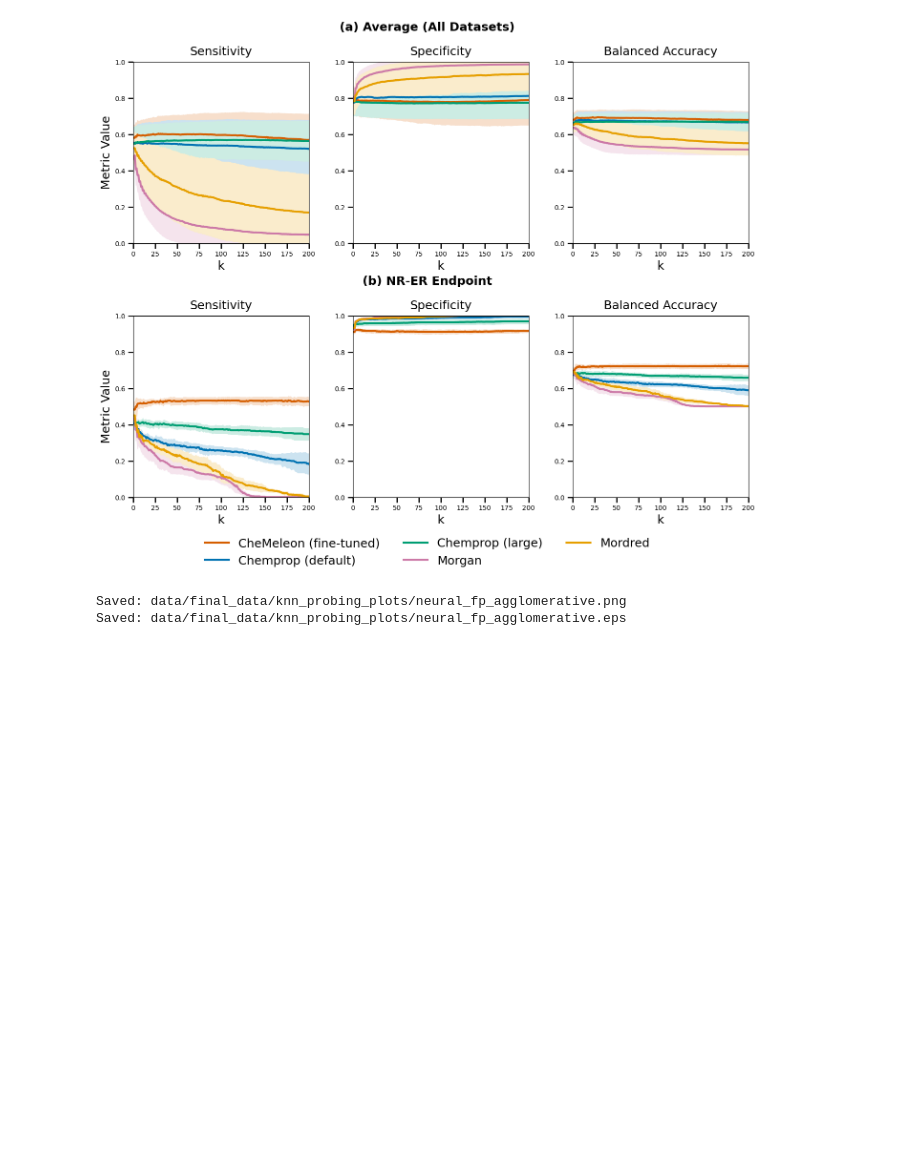
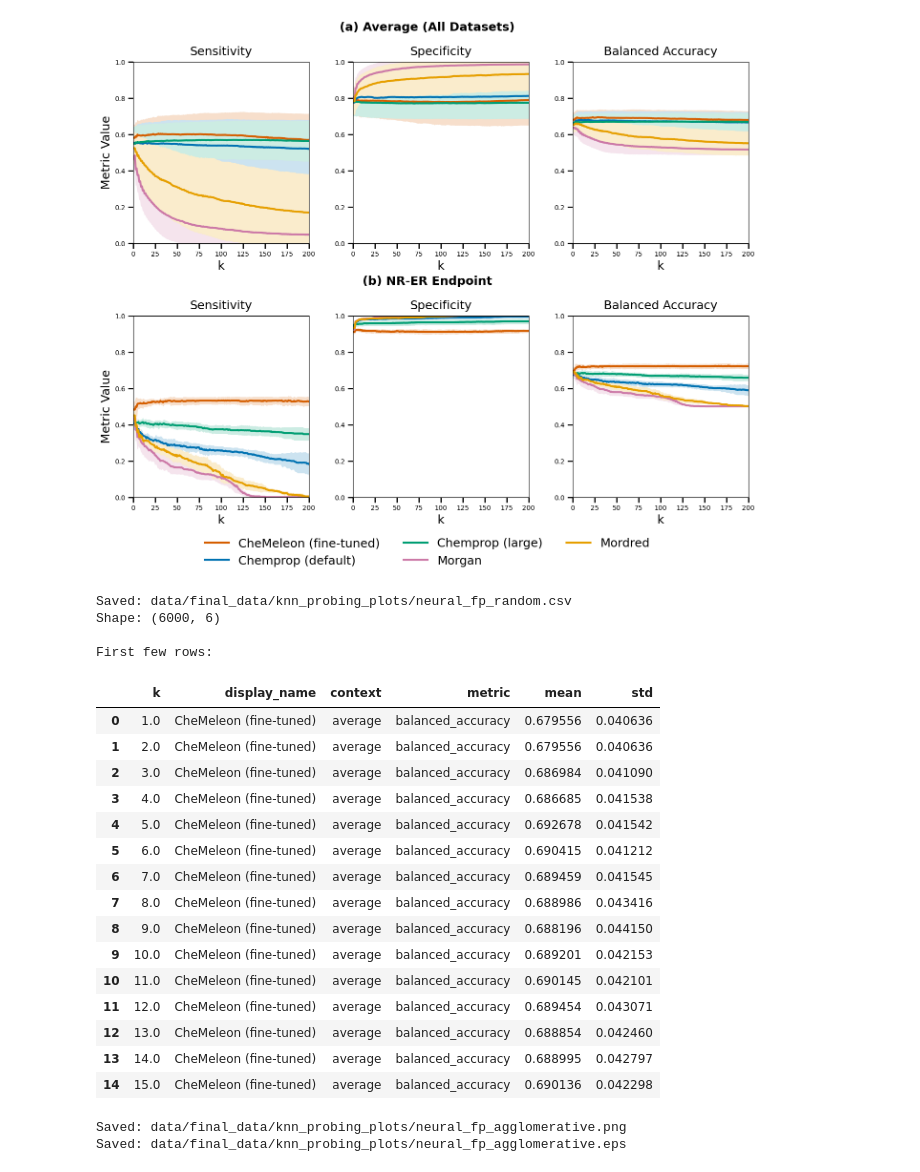
Before and after one commit to JacksonBurns/chemeleon, a Jupyter notebook: analysis/embedding_analysis/knn_figures.ipynb, the cells around one changed output. Saved outputs shown, nothing was run; the diff lists cells and outputs as text; code cells hidden in the pictures; blank space fills up the shorter version.

Commit message:
final notebook for the knn figures and corresponding data

```diff
--- a/analysis/embedding_analysis/knn_figures.ipynb
+++ b/analysis/embedding_analysis/knn_figures.ipynb
@@ -22,6 +43,11 @@ output_dir.mkdir(exist_ok=True)
 # %%
 # Load the data
 df = pd.read_csv(Path("data") / "intermediate_data" / "knn_probing_metrics.tsv", sep="\t")
+
+# Add display_name column and filter to only include known representation types
+df = df[df['representation_type'].isin(display_names.keys())].copy()
+df['display_name'] = df['representation_type'].map(display_names)
+
 df
 # %% [output]
 |  | Unnamed: 0 | k | sensitivity | specificity | roc_auc | pr_auc | balanced_accuracy | precision | ... |
@@ -236,4 +234,73 @@ plt.show()
 Saved: data/final_data/knn_probing_plots/neural_fp_random.png
 Saved: data/final_data/knn_probing_plots/neural_fp_random.eps
 [figure]
+# %%
+# Export data for Random split plot in long format
+random_split = 'Random'
+plot_metrics = ['sensitivity', 'specificity', 'balanced_accuracy']
+contexts = ["average", "nr_er"]
+
+# Collect all data for export
+export_data = []
+
+for context in contexts:
+    # Filter data for this context
+    subset = df[df['split_strategy'] == random_split]
+    if context == "nr_er":
+        subset = subset[subset['endpoint'] == 'nr_er']
+
+    # Process each metric
+    for metric in plot_metrics:
+        grouped = subset.groupby(['k', 'display_name'], as_index=False)[metric].agg(['mean', 'std']).reset_index()
+
+        # Add context and metric columns
+        grouped['context'] = context
+        grouped['metric'] = metric
+
+        # Rename columns for clarity
+        grouped = grouped.rename(columns={'mean': 'mean', 'std': 'std'})
+
+        export_data.append(grouped)
+
+# Combine all data
+export_df = pd.concat(export_data, ignore_index=True)
+
+# Reorder columns for better readability
+export_df = export_df[['k', 'display_name', 'context', 'metric', 'mean', 'std']]
+
+# Sort by context, metric, display_name (following legend order), and k
+export_df['display_name_order'] = export_df['display_name'].map({name: i for i, name in enumerate(legend_order)})
+export_df = export_df.sort_values(['context', 'metric', 'display_name_order', 'k']).drop('display_name_order', axis=1)
+
+# Reset index to ensure clean sequential numbering
+export_df = export_df.reset_index(drop=True)
+
+# Save to CSV
+output_csv = output_dir / "neural_fp_random.csv"
+export_df.to_csv(output_csv, index=False)
+print(f"Saved: {output_csv}")
+print(f"Shape: {export_df.shape}")
+print(f"\nFirst few rows:")
+export_df.head(15)
+# %% [output]
+Saved: data/final_data/knn_probing_plots/neural_fp_random.csv
+Shape: (6000, 6)
+
+First few rows:
+|  | k | display_name | context | metric | mean | std |
+| 0 | 1.0 | CheMeleon (fine-tuned) | average | balanced_accuracy | 0.679556 | 0.040636 |
+| 1 | 2.0 | CheMeleon (fine-tuned) | average | balanced_accuracy | 0.679556 | 0.040636 |
+| 2 | 3.0 | CheMeleon (fine-tuned) | average | balanced_accuracy | 0.686984 | 0.041090 |
+| 3 | 4.0 | CheMeleon (fine-tuned) | average | balanced_accuracy | 0.686685 | 0.041538 |
+| 4 | 5.0 | CheMeleon (fine-tuned) | average | balanced_accuracy | 0.692678 | 0.041542 |
+| 5 | 6.0 | CheMeleon (fine-tuned) | average | balanced_accuracy | 0.690415 | 0.041212 |
+| 6 | 7.0 | CheMeleon (fine-tuned) | average | balanced_accuracy | 0.689459 | 0.041545 |
+| 7 | 8.0 | CheMeleon (fine-tuned) | average | balanced_accuracy | 0.688986 | 0.043416 |
+| 8 | 9.0 | CheMeleon (fine-tuned) | average | balanced_accuracy | 0.688196 | 0.044150 |
+| 9 | 10.0 | CheMeleon (fine-tuned) | average | balanced_accuracy | 0.689201 | 0.042153 |
+| 10 | 11.0 | CheMeleon (fine-tuned) | average | balanced_accuracy | 0.690145 | 0.042101 |
+| 11 | 12.0 | CheMeleon (fine-tuned) | average | balanced_accuracy | 0.689454 | 0.043071 |
+| 12 | 13.0 | CheMeleon (fine-tuned) | average | balanced_accuracy | 0.688854 | 0.042460 |
+| 13 | 14.0 | CheMeleon (fine-tuned) | average | balanced_accuracy | 0.688995 | 0.042797 |
+| 14 | 15.0 | CheMeleon (fine-tuned) | average | balanced_accuracy | 0.690136 | 0.042298 |
 # %%
```
Also changed, not shown: parts of 6 cells of this notebook.
